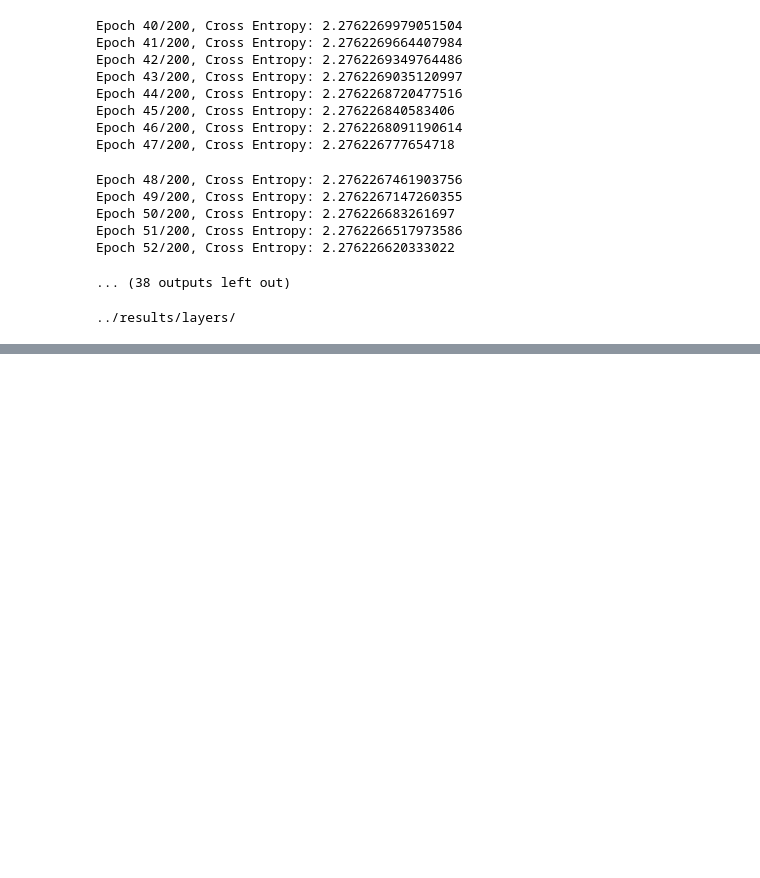
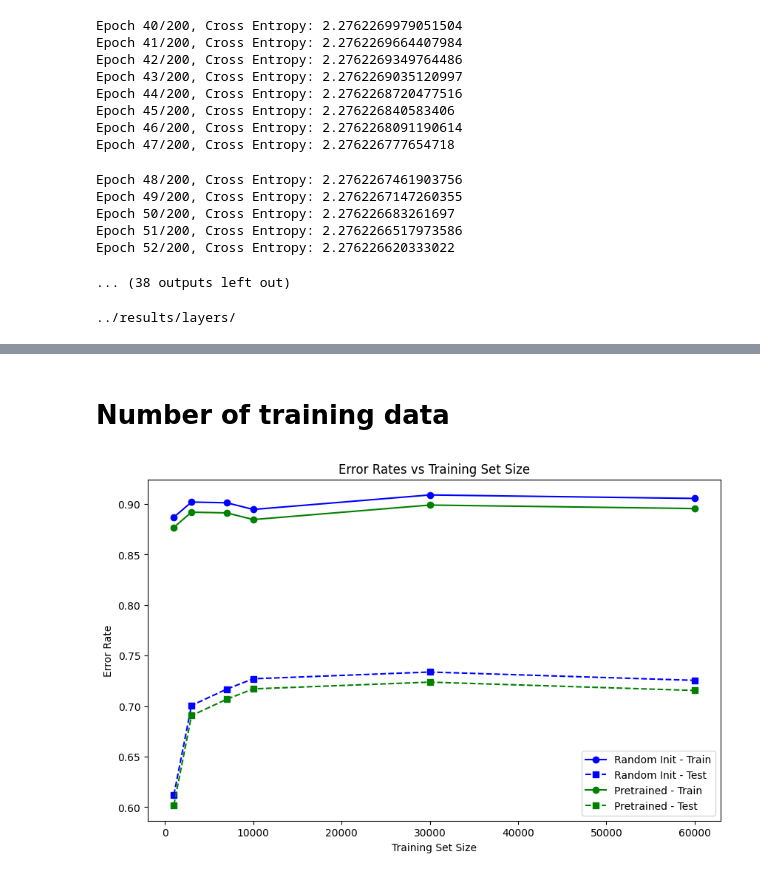
Before and after one commit to Yedson54/DeepLearning2-Project-M2DS, a Jupyter notebook: notebook/experiments_application.ipynb, the cells around one changed output, grey strips where cells are left out. Cells and saved outputs as stored; diff of their text form; code cells hidden in the pictures; blank space fills up the shorter version.

```diff
--- a/notebook/experiments_application.ipynb
+++ b/notebook/experiments_application.ipynb
@@ -594,0 +755,30 @@ KeyboardInterrupt:
+# %% [markdown]
+# Number of training data
+# %%
+# Example data for the training set size
+train_sizes = [1000, 3000, 7000, 10000, 30000, 60000]
+
+epsilon  = 0.01 # for visual purpose
+error_rates_random_init = [
+    (0.877 + epsilon, 0.602 + epsilon),  # Train and Test error for 1000 training size (Random Init)
+    (0.892 + epsilon, 0.6906666666666667 + epsilon),  # For 3000
+    (0.8912857142857142 + epsilon, 0.7068571428571429 + epsilon),  # For 7000
+    (0.8847 + epsilon, 0.7171000000000001 + epsilon),  # For 10000
+    (0.8990333333333334 + epsilon, 0.7237666666666667 + epsilon),  # For 30000
+    (0.8955833333333333 + epsilon, 0.7155333333333334 + epsilon)  # For 60000
+]
+
+error_rates_pretrained = [
+    (0.877, 0.602 ),  # Train and Test error for 1000 training size (Pretrained)
+    (0.892, 0.6906666666666667),  # For 3000
+    (0.8912857142857142, 0.7068571428571429),  # For 7000
+    (0.8847, 0.7171000000000001),  # For 10000
+    (0.8990333333333334, 0.7237666666666667),  # For 30000
+    (0.8955833333333333, 0.7155333333333334)  # For 60000
+]
+
+# Plot for training set size
+plot_error_rates(train_sizes, error_rates_random_init, error_rates_pretrained,
+                 "Error Rates vs Training Set Size", "Training Set Size")
+# %% [output]
+[figure, added]
```
Also changed, not shown: parts of 13 cells of this notebook, 6 other files.
